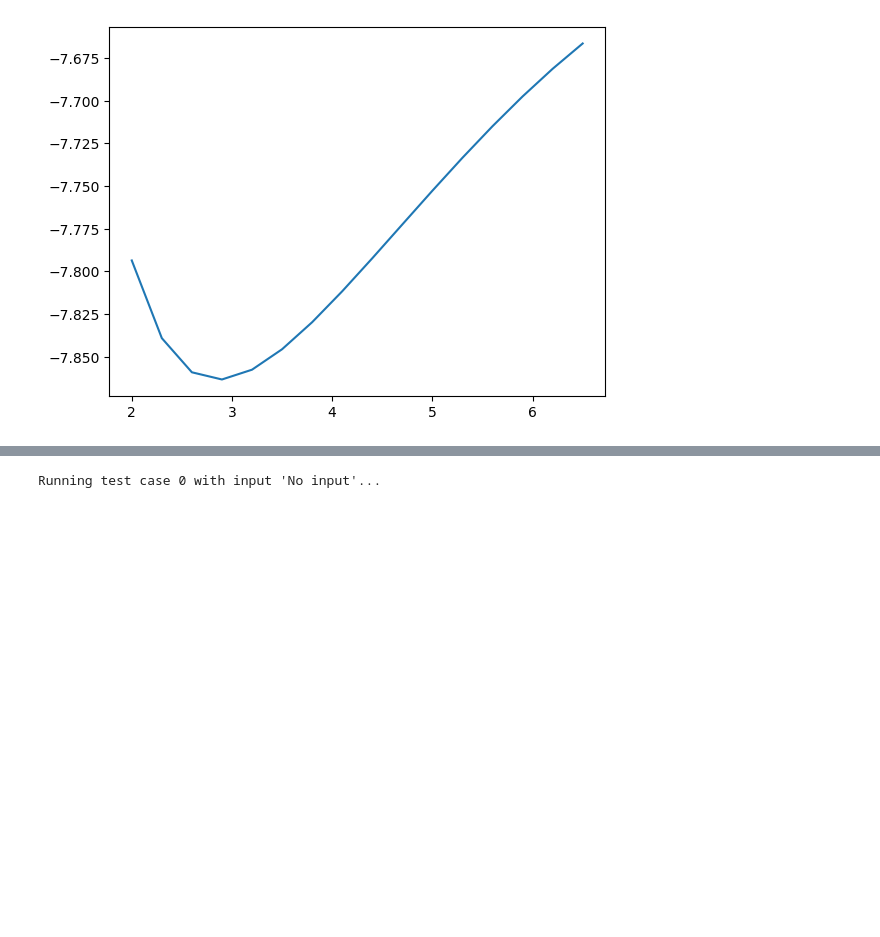
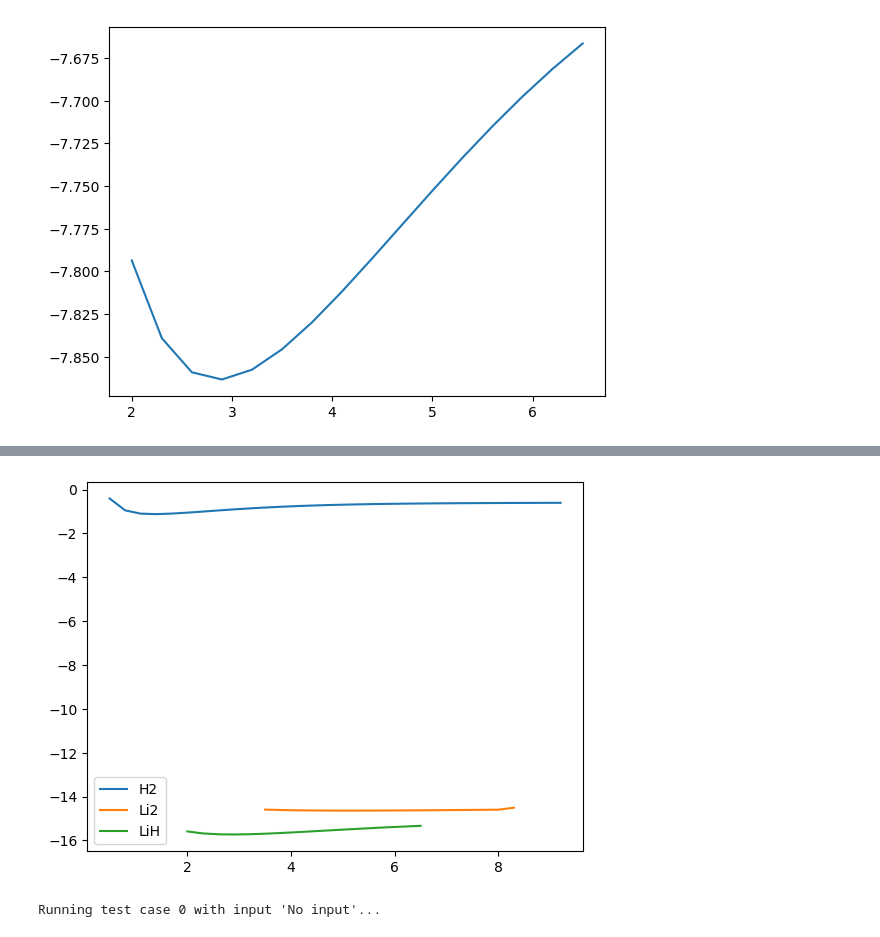
Before and after one commit to K-Class/Studying-Pennylane, a Jupyter notebook: Pennylane Qhack 2024.ipynb, the cells around one changed output, grey strips where cells are left out. Saved outputs shown, nothing was run; the diff lists cells and outputs as text; code cells hidden in the pictures; blank space fills up the shorter version.

```diff
--- a/Pennylane Qhack 2024.ipynb
+++ b/Pennylane Qhack 2024.ipynb
@@ -240,3 +167,12 @@ print(reaction())
+# %%
+plt.plot(molecules["H2"]["bond lengths"], potential_energy_surface(molecules["H2"]["symbols"], molecules["H2"]["bond lengths"]), label = 'H2')
+plt.plot(molecules["Li2"]["bond lengths"], potential_energy_surface(molecules["Li2"]["symbols"], molecules["Li2"]["bond lengths"]), label = 'Li2')
+plt.plot(molecules["LiH"]["bond lengths"], 2 * potential_energy_surface(molecules["LiH"]["symbols"], molecules["LiH"]["bond lengths"]), label = 'LiH')
+
+plt.legend()
+plt.show()
+# %% [output]
+[figure, added]
 # %%
 import pennylane as qml
 import pennylane.numpy as np
```
Also changed, not shown: parts of 4 cells of this notebook.
